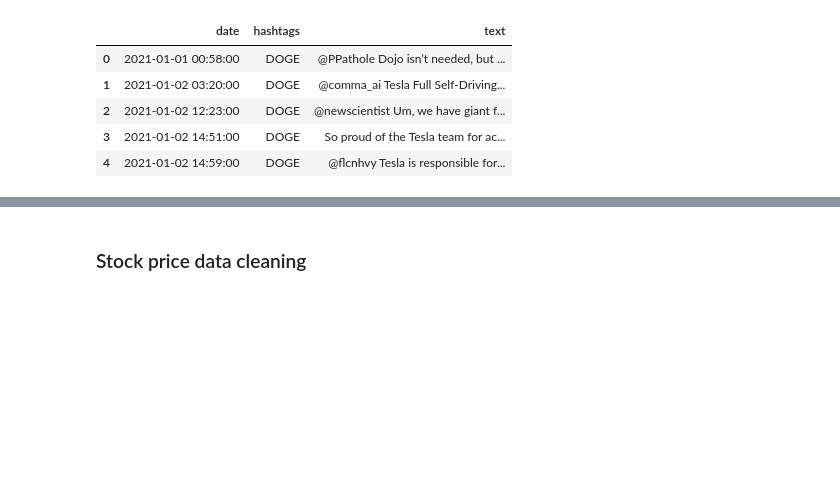
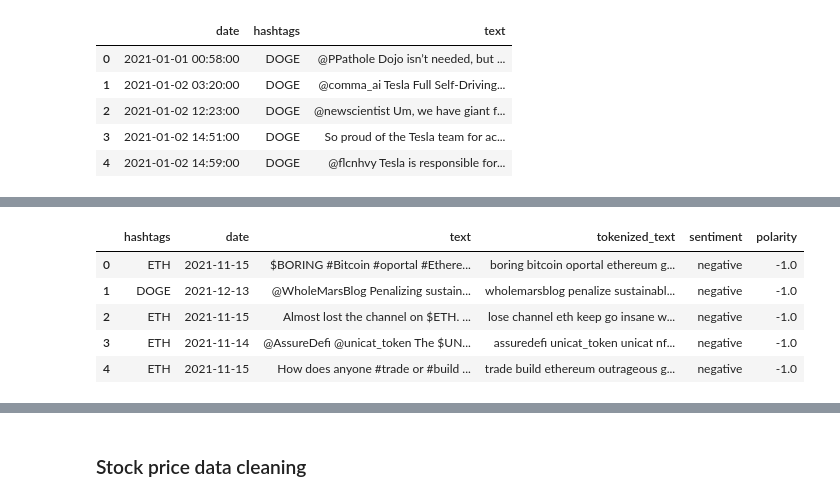
Before and after one commit to UpadhyayShweta/sentiment_analysis, a Jupyter notebook: sentiment_analysis.ipynb, the cells around one changed output, grey strips where cells are left out. Saved outputs shown, nothing was run; the diff lists cells and outputs as text; code cells hidden in the pictures; blank space fills up the shorter version.

```diff
--- a/sentiment_analysis.ipynb
+++ b/sentiment_analysis.ipynb
@@ -277,11 +330,12 @@ df_sentiment["sentiment"].value_counts()
 # %%
-positive_count = df_sentiment[df_sentiment['polarity'] > 0]['polarity'].count()
-negative_count = df_sentiment[df_sentiment['polarity'] < 0]['polarity'].count()
-neutral_count = df_sentiment[df_sentiment['polarity'] == 0]['polarity'].count()
-
-print("Positive count:", positive_count)
-print("Negative count:", negative_count)
-print("Neutral count:", neutral_count)
+df_sentiment.head()
+# %% [output]
+|  | hashtags | date | text | tokenized_text | sentiment | polarity |
+| 0 | ETH | 2021-11-15 | $BORING #Bitcoin #oportal #Ethere... | boring bitcoin oportal ethereum g... | negative | -1.0 |
+| 1 | DOGE | 2021-12-13 | @WholeMarsBlog Penalizing sustain... | wholemarsblog penalize sustainabl... | negative | -1.0 |
+| 2 | ETH | 2021-11-15 | Almost lost the channel on $ETH. ... | lose channel eth keep go insane w... | negative | -1.0 |
+| 3 | ETH | 2021-11-14 | @AssureDefi @unicat_token The $UN... | assuredefi unicat_token unicat nf... | negative | -1.0 |
+| 4 | ETH | 2021-11-15 | How does anyone #trade or #build ... | trade build ethereum outrageous g... | negative | -1.0 |
 # %%
 # Let us extract the most common words found in both positive and negative positive reviews
 df_neg = df_sentiment[df_sentiment['polarity'] < 0]
```
Also changed, not shown: parts of 44 cells of this notebook.
